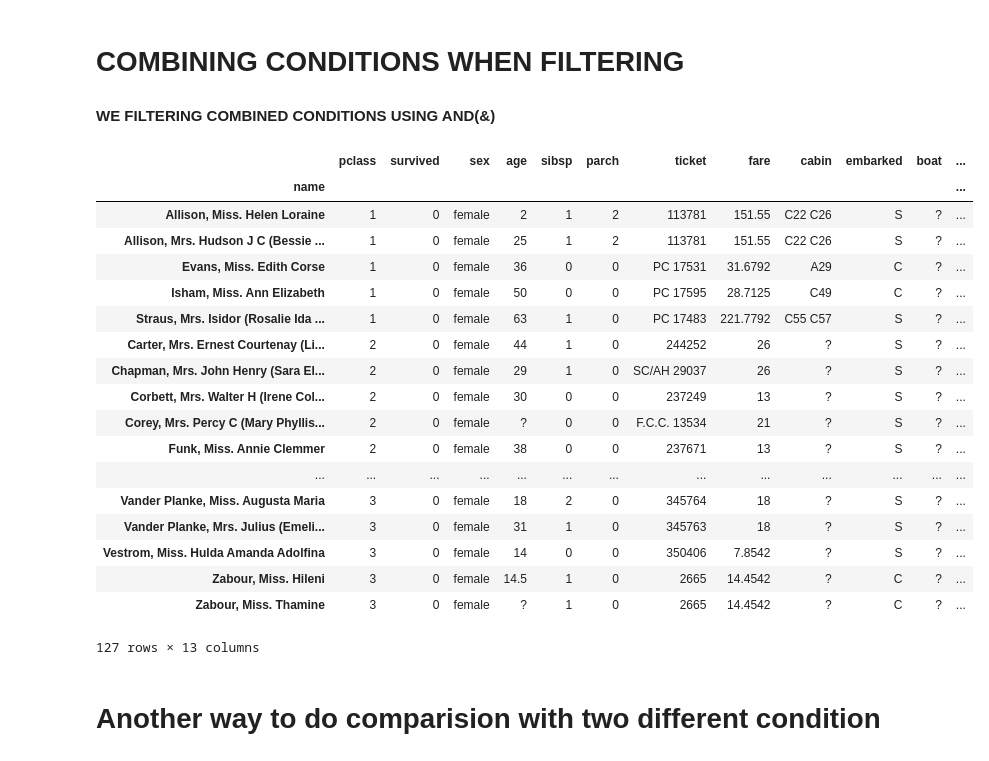
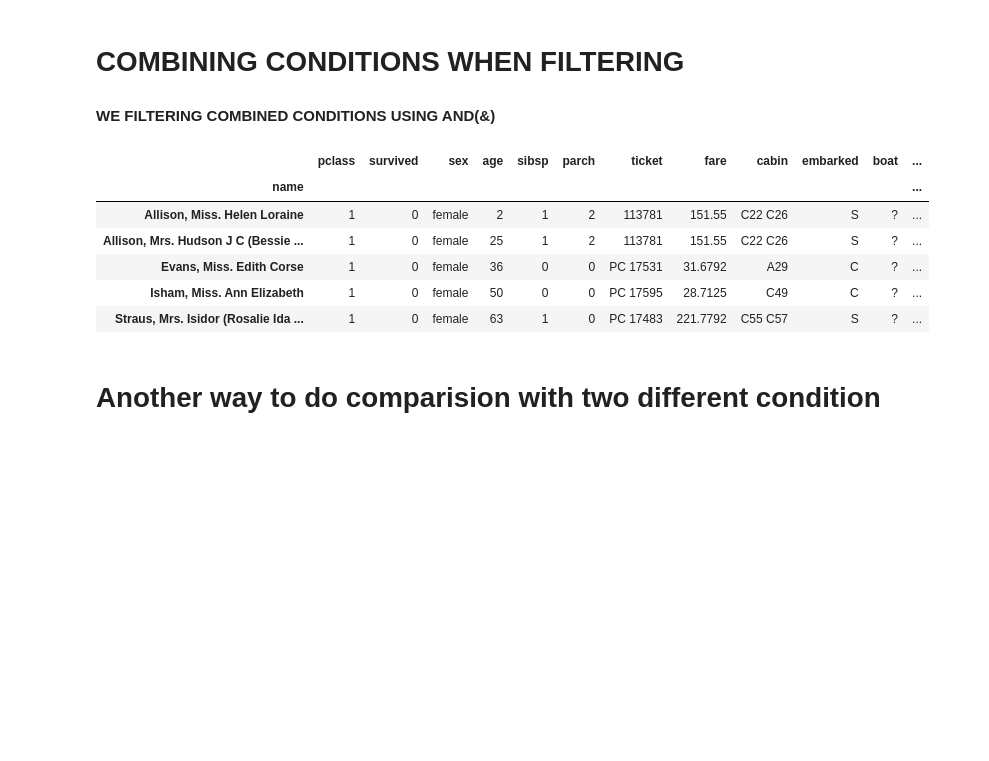
Before and after one commit to dennisowusu123/DATA-ANALYTICS-GT, a Jupyter notebook: DataScience/DataAnalysis/01_Dataframes.ipynb, the cells around one changed output. Cells and saved outputs as stored; diff of their text form; code cells hidden in the pictures; blank space fills up the shorter version.

```diff
--- a/DataScience/DataAnalysis/01_Dataframes.ipynb
+++ b/DataScience/DataAnalysis/01_Dataframes.ipynb
@@ -1667,27 +1657,15 @@ netflix[netflix['director'].isin(wc)]
 # %%
 women = titanic['sex'] == 'female'
 died = titanic['survived'] == 0
-titanic[women & died]
+titanic[women & died].head()
 # %% [output]
 |  | pclass | survived | sex | age | sibsp | parch | ticket | fare | cabin | embarked | boat | ... |
 | name |  |  |  |  |  |  |  |  |  |  |  | ... |
 | Allison, Miss. Helen Loraine | 1 | 0 | female | 2 | 1 | 2 | 113781 | 151.55 | C22 C26 | S | ? | ... |
 | Allison, Mrs. Hudson J C (Bessie ... | 1 | 0 | female | 25 | 1 | 2 | 113781 | 151.55 | C22 C26 | S | ? | ... |
 | Evans, Miss. Edith Corse | 1 | 0 | female | 36 | 0 | 0 | PC 17531 | 31.6792 | A29 | C | ? | ... |
 | Isham, Miss. Ann Elizabeth | 1 | 0 | female | 50 | 0 | 0 | PC 17595 | 28.7125 | C49 | C | ? | ... |
 | Straus, Mrs. Isidor (Rosalie Ida ... | 1 | 0 | female | 63 | 1 | 0 | PC 17483 | 221.7792 | C55 C57 | S | ? | ... |
-| Carter, Mrs. Ernest Courtenay (Li... | 2 | 0 | female | 44 | 1 | 0 | 244252 | 26 | ? | S | ? | ... |
-| Chapman, Mrs. John Henry (Sara El... | 2 | 0 | female | 29 | 1 | 0 | SC/AH 29037 | 26 | ? | S | ? | ... |
-| Corbett, Mrs. Walter H (Irene Col... | 2 | 0 | female | 30 | 0 | 0 | 237249 | 13 | ? | S | ? | ... |
-| Corey, Mrs. Percy C (Mary Phyllis... | 2 | 0 | female | ? | 0 | 0 | F.C.C. 13534 | 21 | ? | S | ? | ... |
-| Funk, Miss. Annie Clemmer | 2 | 0 | female | 38 | 0 | 0 | 237671 | 13 | ? | S | ? | ... |
-| ... | ... | ... | ... | ... | ... | ... | ... | ... | ... | ... | ... | ... |
-| Vander Planke, Miss. Augusta Maria | 3 | 0 | female | 18 | 2 | 0 | 345764 | 18 | ? | S | ? | ... |
-| Vander Planke, Mrs. Julius (Emeli... | 3 | 0 | female | 31 | 1 | 0 | 345763 | 18 | ? | S | ? | ... |
-| Vestrom, Miss. Hulda Amanda Adolfina | 3 | 0 | female | 14 | 0 | 0 | 350406 | 7.8542 | ? | S | ? | ... |
-| Zabour, Miss. Hileni | 3 | 0 | female | 14.5 | 1 | 0 | 2665 | 14.4542 | ? | C | ? | ... |
-| Zabour, Miss. Thamine | 3 | 0 | female | ? | 1 | 0 | 2665 | 14.4542 | ? | C | ? | ... |
-127 rows × 13 columns
 # %% [markdown]
 # Another way to do comparision with two different condition
 # %%
```
Also changed, not shown: parts of 5 cells of this notebook, 4 other files.
